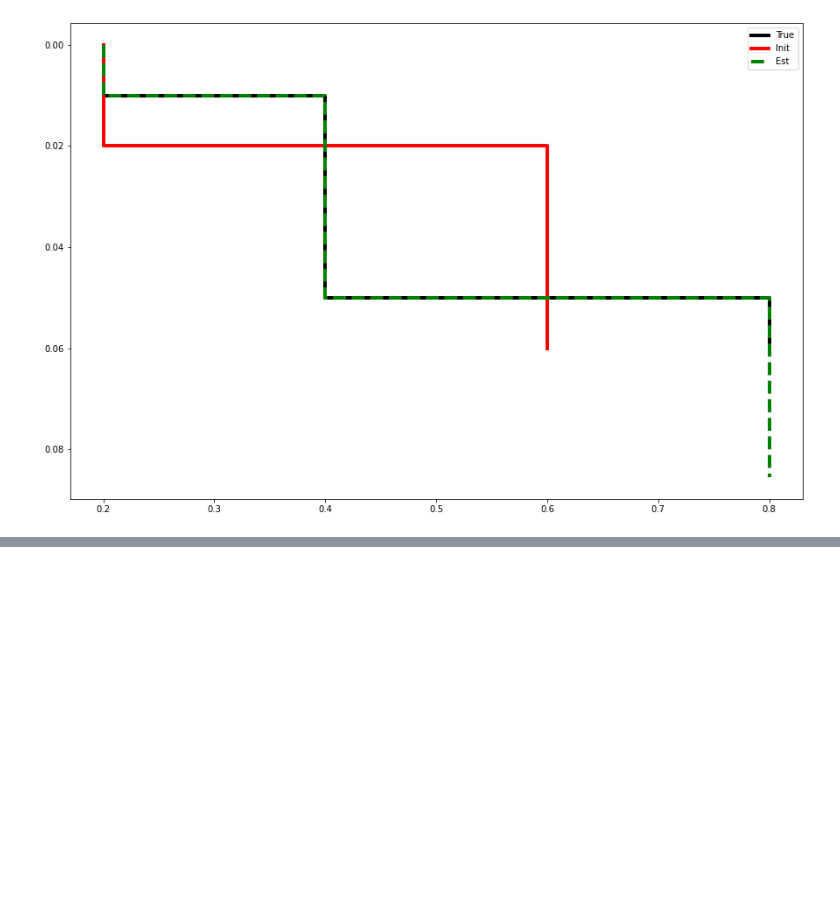
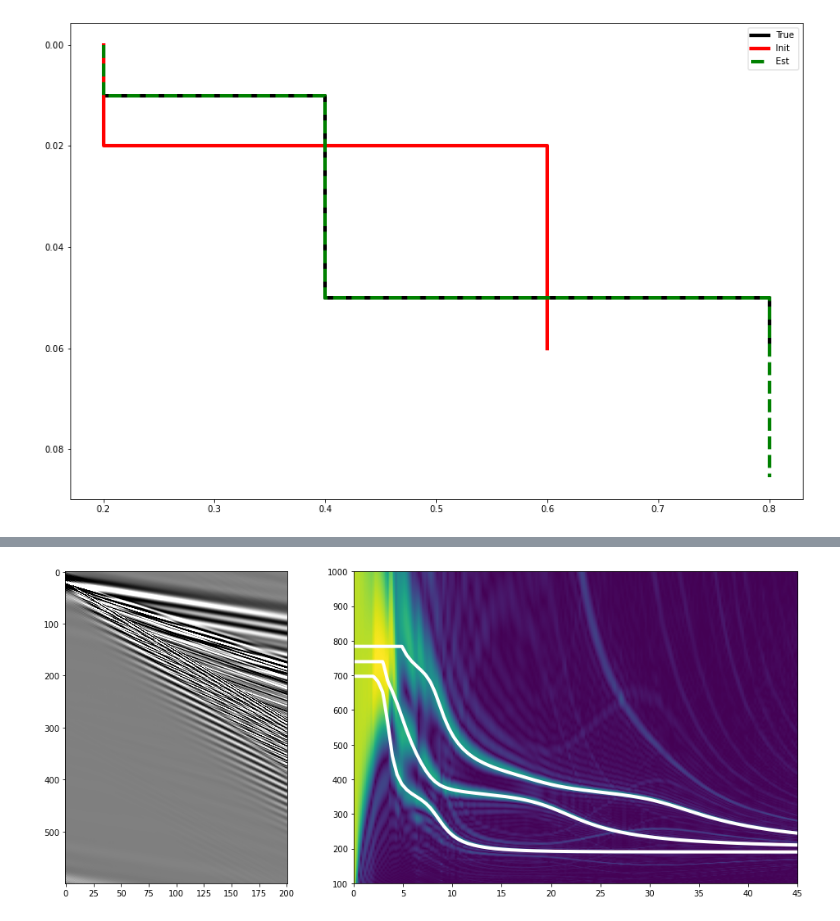
Before and after one commit to DIG-Kaust/Seismology, a Jupyter notebook: Dispersion/Dispersion.ipynb, the cells around one changed output, grey strips where cells are left out. Drawn from its saved outputs; the diff is of its cells as text; code cells hidden in the pictures; blank space fills up the shorter version.

```diff
--- a/Dispersion/Dispersion.ipynb
+++ b/Dispersion/Dispersion.ipynb
@@ -142,0 +201,26 @@ plt.legend();
+# %%
+# Data
+dshifts, fs, vfs = [], [], []
+for imode in range(3):
+    dshift_, f_, vf_ = surfacewavedata(nt, dt, nx, dx, nfft, np.flipud(1/cpr[imode][0]), np.flipud(cpr[imode][1]), wav)
+    dshifts.append(dshift_[np.newaxis])
+    fs.append(f_)
+    vfs.append(vf_)
+dshift = np.concatenate(dshifts).sum(0)
+# %%
+# Convert from f-kx to f-velocity (with function)
+nvel = 401
+vlims = (100, 1000)
+vdispsp = np.linspace(vlims[0], vlims[1], nvel)
+Ddispsp = parkdispersion(dshift, dx, dt, vdispsp[0], vdispsp[-1], vdispsp[1]-vdispsp[0], f[-1])[2]
+
+fig, axs = plt.subplots(1, 2, figsize=(16, 7), gridspec_kw={'width_ratios': [1, 2]})
+axs[0].imshow(dshift.T, cmap='gray', vmin=-.1, vmax=.1)
+axs[0].axis('tight')
+axs[1].imshow(Ddispsp, origin='lower', extent=(f[0], f[-1], vdispsp[0], vdispsp[-1]))
+for imode in range(3):
+    axs[1].plot(fs[imode], vfs[imode]*1e3, 'w', lw=4)
+axs[1].axis('tight')
+axs[1].set_xlim(0, 45);
+# %% [output]
+[figure, added]
```
Also changed, not shown: parts of 19 cells of this notebook, 3 other files.
